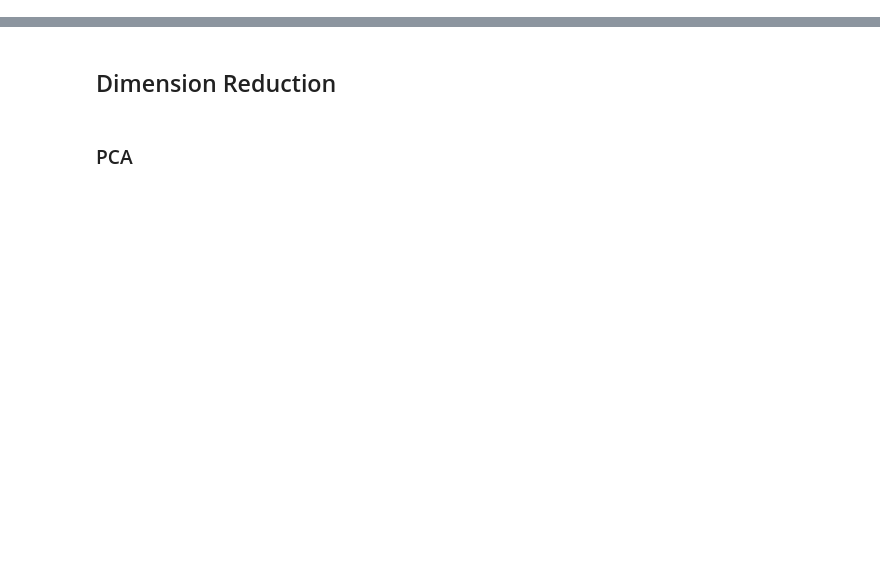
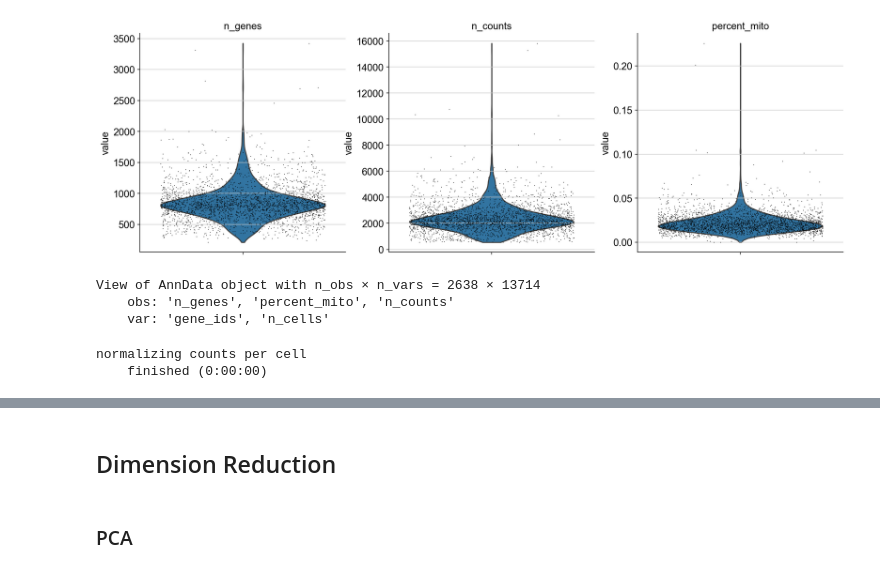
Before and after one commit to mehakrafiq/scRNA-DimensionReductionTutorials, a Jupyter notebook: New_code/DimensionReduction-pca.ipynb, the cells around one changed output, grey strips where cells are left out. Drawn from its saved outputs; the diff is of its cells as text; code cells hidden in the pictures; blank space fills up the shorter version.

```diff
--- a/New_code/DimensionReduction-pca.ipynb
+++ b/New_code/DimensionReduction-pca.ipynb
@@ -34,9 +55,30 @@ AnnData object with n_obs × n_vars = 2700 × 13714
+# %%
+# quality control
+mito_genes = adata.var_names.str.startswith('MT-')
+# for each cell compute fraction of counts in mito genes vs. all genes
+# the `.A1` is only necessary as X is sparse (to transform to a dense array after summing)
+adata.obs['percent_mito'] = np.sum(
+    adata[:, mito_genes].X, axis=1).A1 / np.sum(adata.X, axis=1).A1
+# add the total counts per cell as observations-annotation to adata
+adata.obs['n_counts'] = adata.X.sum(axis=1).A1
+
+sc.pl.violin(adata, ['n_genes', 'n_counts', 'percent_mito'],
+                jitter=0.4, multi_panel=True)
+
+adata = adata[adata.obs['n_genes'] < 2500, :]
+adata = adata[adata.obs['percent_mito'] < 0.05, :]
+print(adata)
+# %% [output]
+[figure, added]
+View of AnnData object with n_obs × n_vars = 2638 × 13714
+    obs: 'n_genes', 'percent_mito', 'n_counts'
+    var: 'gene_ids', 'n_cells'
 # %%
 # Normalize the data
 sc.pp.normalize_total(adata, target_sum=1e4)
 
 # Logarithmize the data
 sc.pp.log1p(adata)
-
-# Store the raw data
-adata.raw = adata
+# %% [output]
+normalizing counts per cell
+    finished (0:00:00)
```
Also changed, not shown: parts of 13 cells of this notebook, 13 other files.
